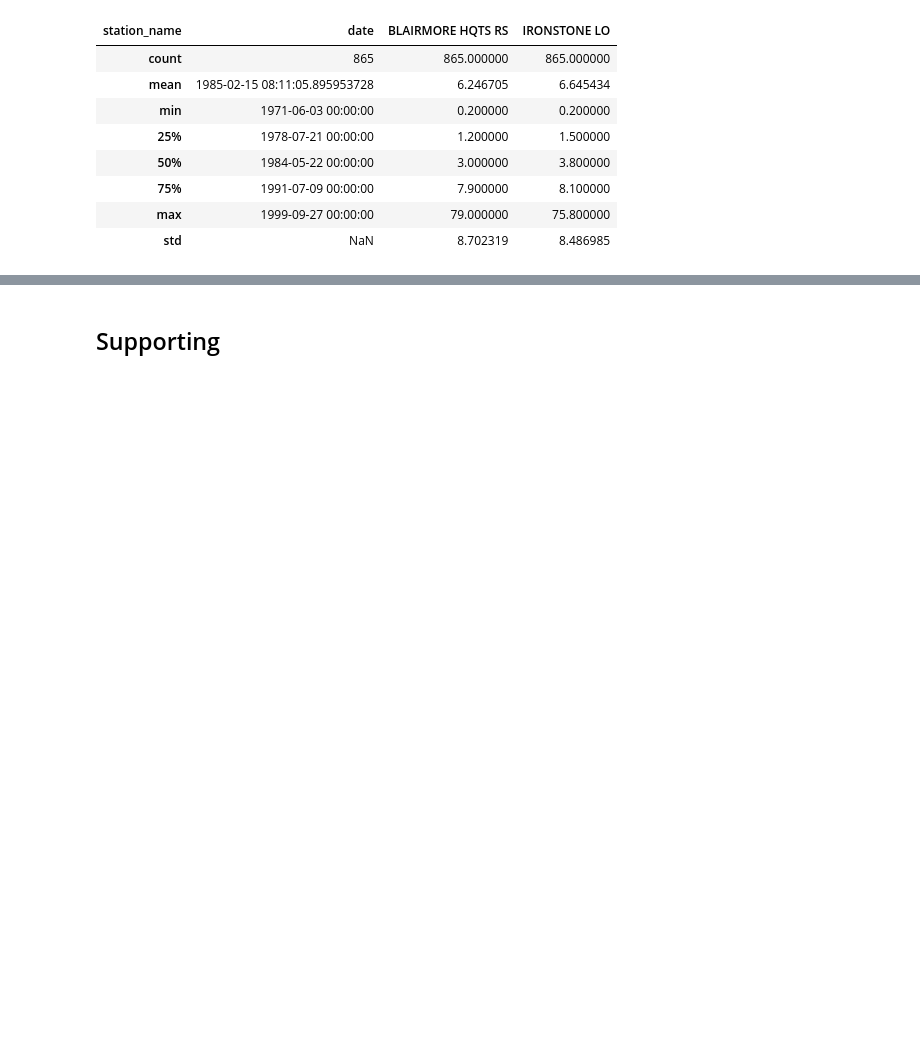
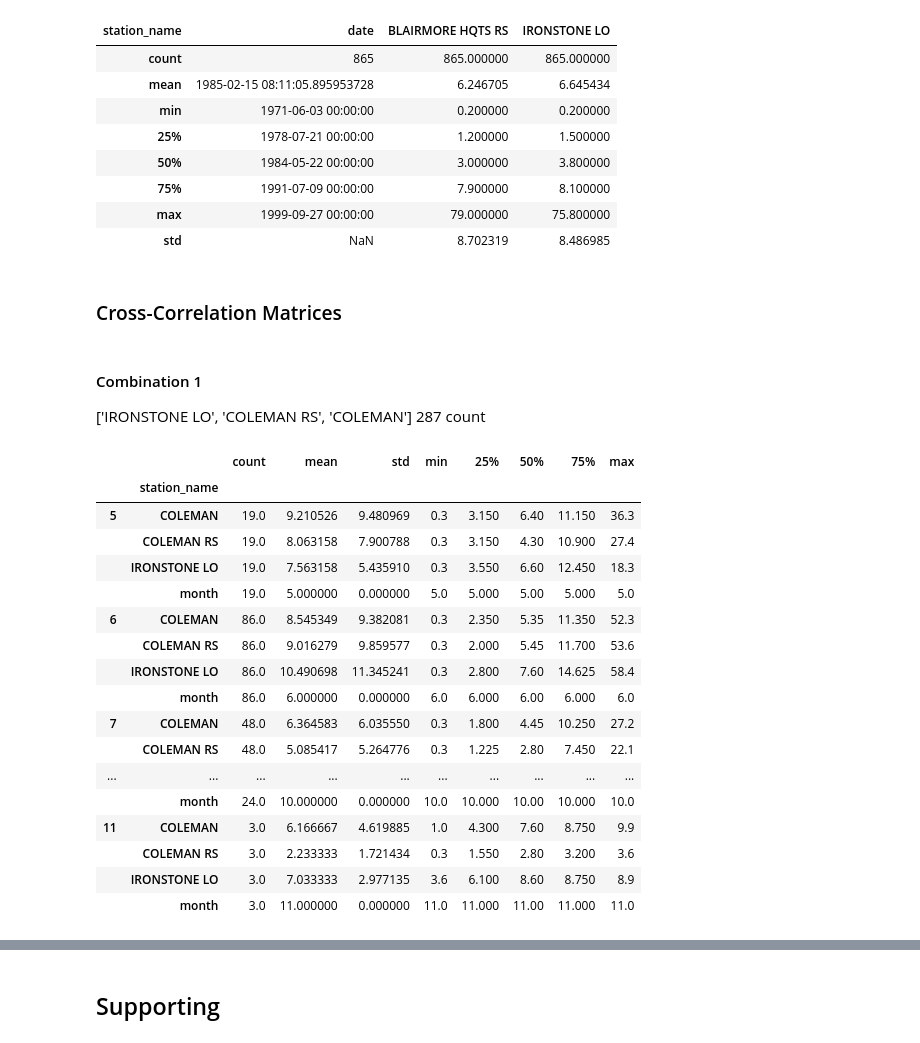
Before and after one commit to moniquebeaulieu/TM_PHES, a Jupyter notebook: EDA.ipynb, the cells around one changed output, grey strips where cells are left out. Cells and saved outputs as stored; diff of their text form; code cells hidden in the pictures; blank space fills up the shorter version.

```diff
--- a/EDA.ipynb
+++ b/EDA.ipynb
@@ -909,3 +983,5 @@ combo13_df.describe()
 | 75% | 1991-07-09 00:00:00 | 7.900000 | 8.100000 |
 | max | 1999-09-27 00:00:00 | 79.000000 | 75.800000 |
 | std | NaN | 8.702319 | 8.486985 |
+# %% [markdown]
+### Cross-Correlation Matrices
@@ -911,0 +1007,25 @@ combo13_df.describe()
+# %% [markdown]
+#### Combination 1
+['IRONSTONE LO', 'COLEMAN RS', 'COLEMAN'] 287 count
+# %%
+summary_combo1_monthly_df = describe_dataframes_to_dataframe(c1_monthly_dataframes)
+summary_combo1_monthly_df
+# %% [output]
+|  |  | count | mean | std | min | 25% | 50% | 75% | max |
+|  | station_name |  |  |  |  |  |  |  |  |
+| 5 | COLEMAN | 19.0 | 9.210526 | 9.480969 | 0.3 | 3.150 | 6.40 | 11.150 | 36.3 |
+|  | COLEMAN RS | 19.0 | 8.063158 | 7.900788 | 0.3 | 3.150 | 4.30 | 10.900 | 27.4 |
+|  | IRONSTONE LO | 19.0 | 7.563158 | 5.435910 | 0.3 | 3.550 | 6.60 | 12.450 | 18.3 |
+|  | month | 19.0 | 5.000000 | 0.000000 | 5.0 | 5.000 | 5.00 | 5.000 | 5.0 |
+| 6 | COLEMAN | 86.0 | 8.545349 | 9.382081 | 0.3 | 2.350 | 5.35 | 11.350 | 52.3 |
+|  | COLEMAN RS | 86.0 | 9.016279 | 9.859577 | 0.3 | 2.000 | 5.45 | 11.700 | 53.6 |
+|  | IRONSTONE LO | 86.0 | 10.490698 | 11.345241 | 0.3 | 2.800 | 7.60 | 14.625 | 58.4 |
+|  | month | 86.0 | 6.000000 | 0.000000 | 6.0 | 6.000 | 6.00 | 6.000 | 6.0 |
+| 7 | COLEMAN | 48.0 | 6.364583 | 6.035550 | 0.3 | 1.800 | 4.45 | 10.250 | 27.2 |
+|  | COLEMAN RS | 48.0 | 5.085417 | 5.264776 | 0.3 | 1.225 | 2.80 | 7.450 | 22.1 |
+| ... | ... | ... | ... | ... | ... | ... | ... | ... | ... |
+|  | month | 24.0 | 10.000000 | 0.000000 | 10.0 | 10.000 | 10.00 | 10.000 | 10.0 |
+| 11 | COLEMAN | 3.0 | 6.166667 | 4.619885 | 1.0 | 4.300 | 7.60 | 8.750 | 9.9 |
+|  | COLEMAN RS | 3.0 | 2.233333 | 1.721434 | 0.3 | 1.550 | 2.80 | 3.200 | 3.6 |
+|  | IRONSTONE LO | 3.0 | 7.033333 | 2.977135 | 3.6 | 6.100 | 8.60 | 8.750 | 8.9 |
+|  | month | 3.0 | 11.000000 | 0.000000 | 11.0 | 11.000 | 11.00 | 11.000 | 11.0 |
```
Also changed, not shown: parts of 29 cells of this notebook.
